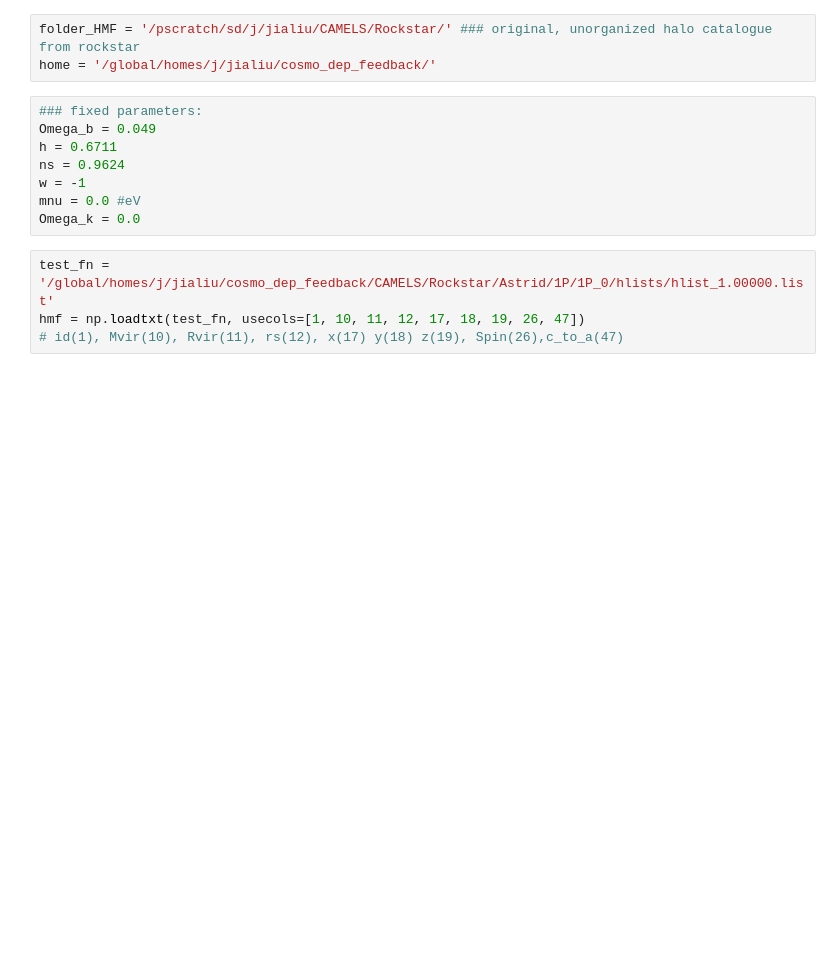
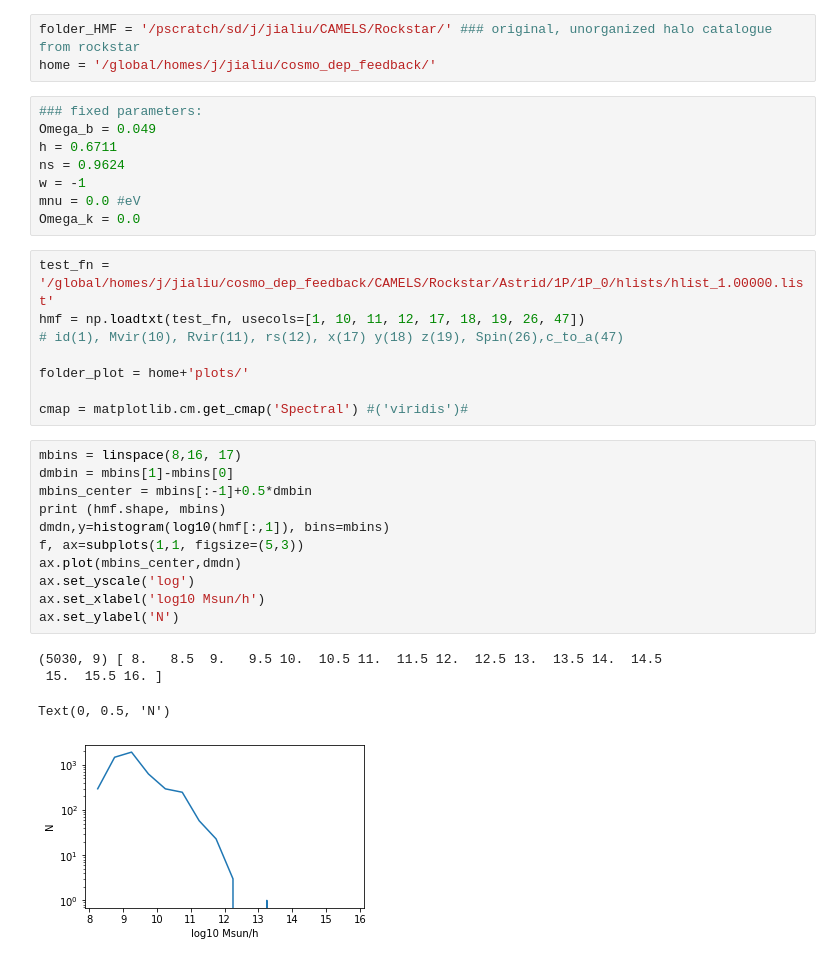
Before and after one commit to liuxx479/cosmo_dep_feedback, a Jupyter notebook: organize_halos.ipynb, the cells around one changed output. Drawn from its saved outputs; the diff is of its cells as text; blank space fills up the shorter version.

```diff
--- a/organize_halos.ipynb
+++ b/organize_halos.ipynb
@@ -21,6 +21,26 @@ Omega_k = 0.0
 test_fn = '/global/homes/j/jialiu/cosmo_dep_feedback/CAMELS/Rockstar/Astrid/1P/1P_0/hlists/hlist_1.00000.list'
 hmf = np.loadtxt(test_fn, usecols=[1, 10, 11, 12, 17, 18, 19, 26, 47])
 # id(1), Mvir(10), Rvir(11), rs(12), x(17) y(18) z(19), Spin(26),c_to_a(47)
+
+folder_plot = home+'plots/'
+
+cmap = matplotlib.cm.get_cmap('Spectral') #('viridis')#
+# %%
+mbins = linspace(8,16, 17)
+dmbin = mbins[1]-mbins[0]
+mbins_center = mbins[:-1]+0.5*dmbin
+print (hmf.shape, mbins)
+dmdn,y=histogram(log10(hmf[:,1]), bins=mbins)
+f, ax=subplots(1,1, figsize=(5,3))
+ax.plot(mbins_center,dmdn)
+ax.set_yscale('log')
+ax.set_xlabel('log10 Msun/h')
+ax.set_ylabel('N')
+# %% [output]
+(5030, 9) [ 8.   8.5  9.   9.5 10.  10.5 11.  11.5 12.  12.5 13.  13.5 14.  14.5
+ 15.  15.5 16. ]
+Text(0, 0.5, 'N')
+[figure, added]
 # %%
 labels=[r'$\Omega_m$', r'$\sigma_8$', '$log_{10}(A_1)$', '$log_{10}(A_2)$', '$log_{10}(A_3)$', '$log_{10}(A_4)$']
 
```
Also changed, not shown: parts of 5 cells of this notebook, 4 other files.
